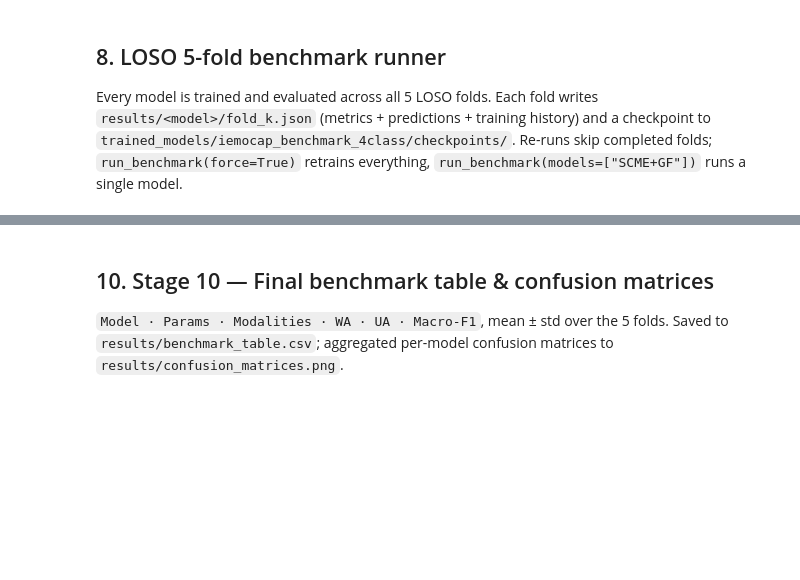
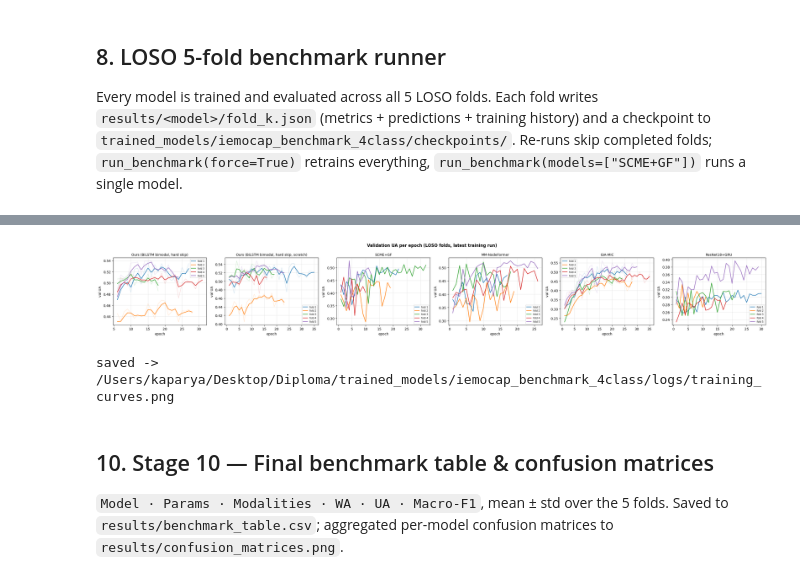
Before and after one commit to Kaparya/Classification-of-Facial-Expressions, a Jupyter notebook: notebooks/iemocap_benchmark_4class.ipynb, the cells around one changed output, grey strips where cells are left out. Drawn from its saved outputs; the diff is of its cells as text; code cells hidden in the pictures; blank space fills up the shorter version.

Commit message:
Final benchmark

```diff
--- a/notebooks/iemocap_benchmark_4class.ipynb
+++ b/notebooks/iemocap_benchmark_4class.ipynb
@@ -1360,3 +1392,52 @@ saved -> /Users/kaparya/Desktop/Diploma/trained_models/iemocap_benchmark_4class/
+# %%
+# Eval-only variants (e.g. hard-skip) have empty history -- skip them.
+def _has_history(name):
+    mdir = RESULTS_DIR / slug(name)
+    for k in range(1, 6):
+        fp = mdir / f"fold_{k}.json"
+        if fp.exists() and json.load(open(fp)).get("history"):
+            return True
+    return False
+
+def _curve_history(name, h):
+    """Return only the latest training-run epochs to plot. For pretrained-init
+    cascade heads, stage 1 (head-only warm-up, epochs <= FREEZE_EPOCHS) is the
+    predecessor phase and is dropped; only stage 2 (full fine-tune, the real
+    training run) is plotted. For single-stage models, full history is kept."""
+    spec = MODEL_ZOO.get(name, {})
+    if spec.get("pretrained_init"):
+        s1 = spec.get("freeze_epochs", FREEZE_EPOCHS)
+        return [e for e in h if e["epoch"] > s1]
+    return h
+
+plot_models = [m for m in MODEL_ZOO if _has_history(m)]
+fig, axes = plt.subplots(1, len(plot_models), figsize=(4.6 * len(plot_models), 4))
+for ax, name in zip(np.atleast_1d(axes), plot_models):
+    mdir = RESULTS_DIR / slug(name)
+    for k in range(1, 6):
+        fp = mdir / f"fold_{k}.json"
+        if not fp.exists():
+            continue
+        h = _curve_history(name, json.load(open(fp))["history"])
+        if not h:
+            continue
+        eps = [e["epoch"] for e in h]
+        raw = [e["val_ua"] for e in h]
+        ema = [e.get("val_ua_ema", e["val_ua"]) for e in h]   # back-compat
+        line, = ax.plot(eps, ema, lw=1.5, label=f"fold {k}")
+        ax.plot(eps, raw, color=line.get_color(), alpha=0.25, lw=0.8)
+    ax.set_title(name, fontsize=10)
+    ax.set_xlabel("epoch"); ax.set_ylabel("val UA"); ax.grid(alpha=0.3)
+    ax.legend(fontsize=7)
+plt.suptitle("Validation UA per epoch (LOSO folds, latest training run)",
+             fontweight="bold")
+plt.tight_layout()
+plt.savefig(LOG_DIR / "training_curves.png", dpi=120, bbox_inches="tight")
+plt.show()
+print("saved ->", LOG_DIR / "training_curves.png")
+# %% [output]
+[figure, added]
+saved -> /Users/kaparya/Desktop/Diploma/trained_models/iemocap_benchmark_4class/logs/training_curves.png
 # %% [markdown]
 ## 10. Stage 10 — Final benchmark table & confusion matrices
 
```
Also changed, not shown: parts of 12 cells of this notebook, 25 other files.
